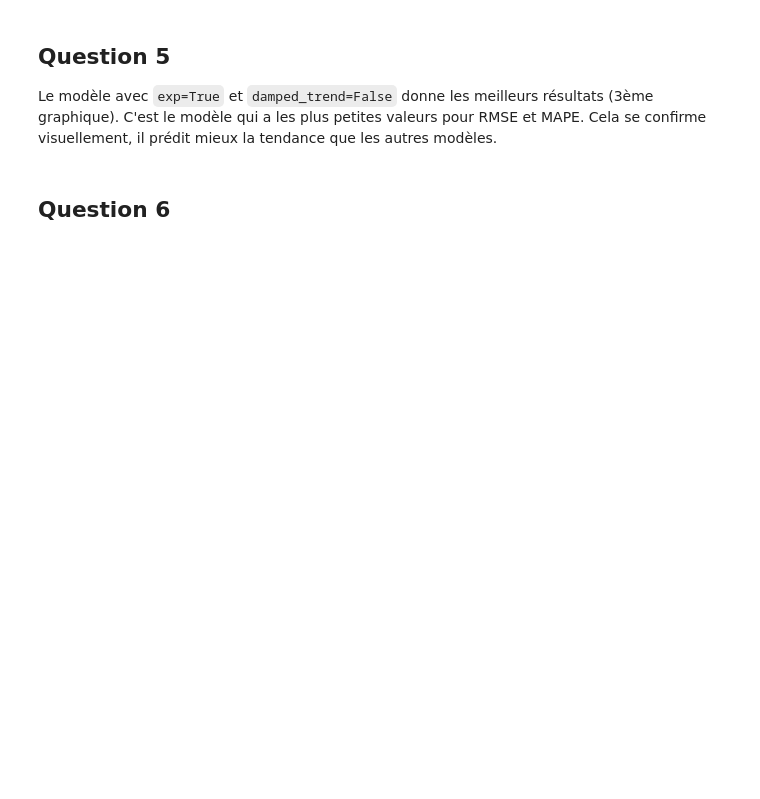
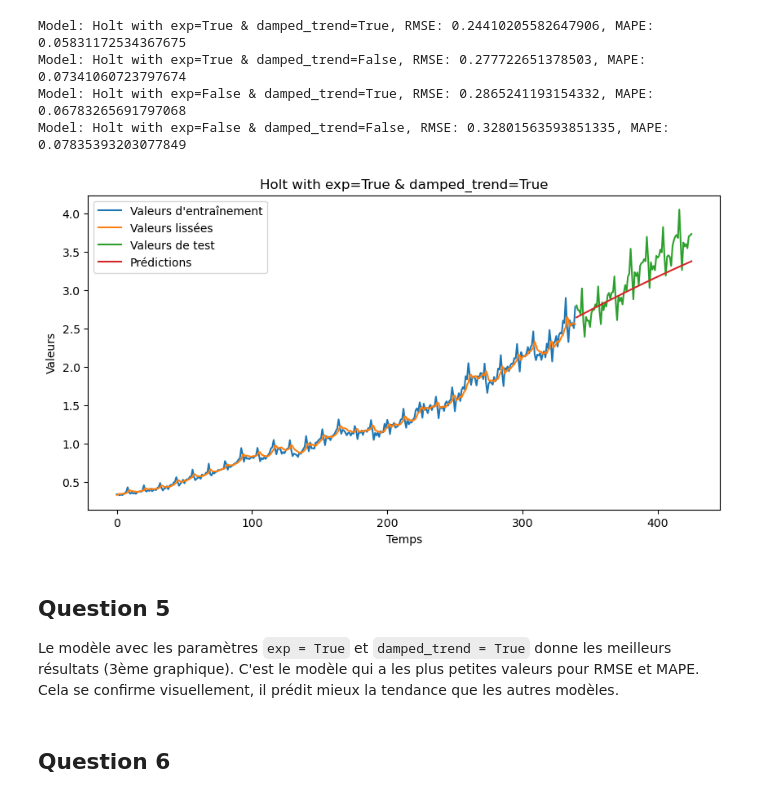
Before and after one commit to Raynobrak/heigvd-labos-pcd, a Jupyter notebook: labo8/labo8.ipynb, the cells around one changed output. Drawn from its saved outputs; the diff is of its cells as text; code cells hidden in the pictures; blank space fills up the shorter version.

```diff
--- a/labo8/labo8.ipynb
+++ b/labo8/labo8.ipynb
@@ -105,7 +62,43 @@ MAPE: 0.05831172534367675
+# %%
+import itertools
+from statsmodels.tsa.holtwinters import SimpleExpSmoothing, ExponentialSmoothing, Holt
+
+params_combinations = list(itertools.product(
+    [True, False], # exponential
+    [True, False], # damped_trend
+))
+
+models = list()
+for exp, damped in params_combinations:
+    desc = F"Holt with exp={exp} & damped_trend={damped}"
+
+    model = Holt(endog=train, exponential=exp, damped_trend=damped, initialization_method="estimated").fit()
+    prediction = model.forecast(test_size)
+    rmse, mape = get_rmse_and_mape(prediction, test)
+
+    #plot_model(train, test, model.fittedvalues, prediction, desc)
+
+    models.append((desc, model, rmse, mape, prediction))
+
+# Sort by RMSE
+models.sort(key=lambda x: x[2])
+
+# print results
+for desc, model, rmse, mape, pred in models:
+    print(F"Model: {desc}, RMSE: {rmse}, MAPE: {mape}")
+
+# Plot model with best RMSE
+plot_model(train, test, models[0][1].fittedvalues, models[0][4], models[0][0])
+# %% [output]
+Model: Holt with exp=True & damped_trend=True, RMSE: 0.24410205582647906, MAPE: 0.05831172534367675
+Model: Holt with exp=True & damped_trend=False, RMSE: 0.277722651378503, MAPE: 0.07341060723797674
+Model: Holt with exp=False & damped_trend=True, RMSE: 0.2865241193154332, MAPE: 0.06783265691797068
+Model: Holt with exp=False & damped_trend=False, RMSE: 0.32801563593851335, MAPE: 0.07835393203077849
+[figure, added]
 # %% [markdown]
 ## Question 5
 
-Le modèle avec `exp=True` et `damped_trend=False` donne les meilleurs résultats (3ème graphique). C'est le modèle qui a les plus petites valeurs pour RMSE et MAPE. Cela se confirme visuellement, il prédit mieux la tendance que les autres modèles.
+Le modèle avec les paramètres `exp = True` et `damped_trend = True` donne les meilleurs résultats (3ème graphique). C'est le modèle qui a les plus petites valeurs pour RMSE et MAPE. Cela se confirme visuellement, il prédit mieux la tendance que les autres modèles.
 # %% [markdown]
 ## Question 6
 # %%
```
Also changed, not shown: parts of 9 cells of this notebook.
